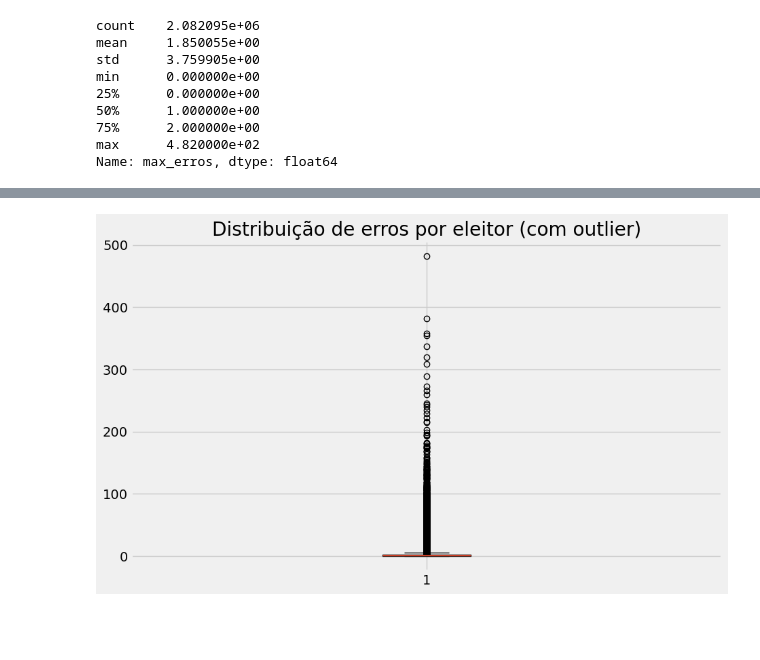
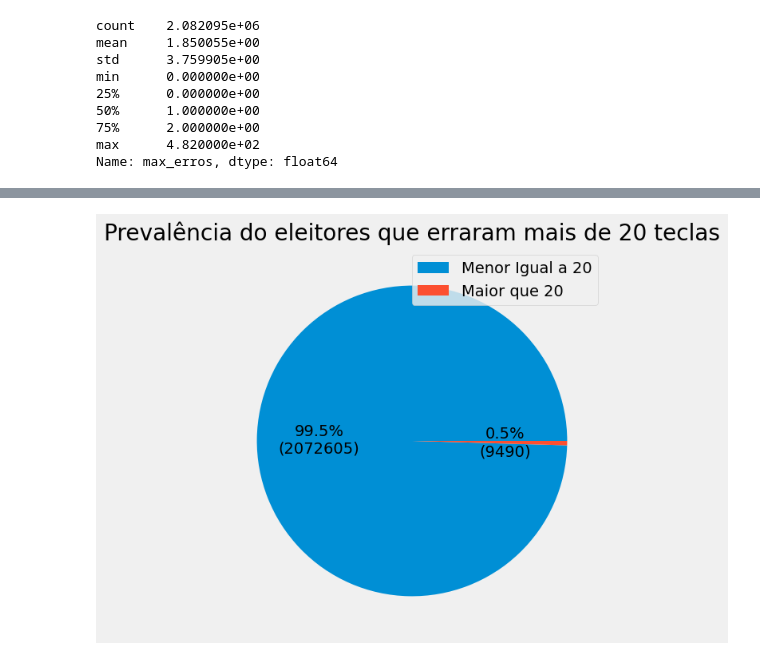
Before and after one commit to victorvieirat/log-urna, a Jupyter notebook: visualizando.ipynb, the cells around one changed output, grey strips where cells are left out. Drawn from its saved outputs; the diff is of its cells as text; code cells hidden in the pictures; blank space fills up the shorter version.

```diff
--- a/visualizando.ipynb
+++ b/visualizando.ipynb
@@ -33,5 +33,3 @@ df.show()
 |file:///app/data/...|        38|2022-10-02 10:19:16|        Presidente|    16004|            21|             16|              0|               0|             13|
 +--------------------+----------+-------------------+------------------+---------+--------------+---------------+---------------+----------------+---------------+
 only showing top 20 rows
-# %%
-df.sort(F.desc("sum(erros_tecla)")).show()
@@ -124,12 +113,14 @@ plt.show()
-# %%
-plt.style.use('fivethirtyeight')
-plt.figure(figsize=(10, 6))
-plt.boxplot(erros["max_erros"],showfliers = True)
-#plt.xlabel("Erros")
-#plt.ylabel("Values")
-plt.title("Distribuição de erros por eleitor (com outlier)")
-plt.grid(True)
-plt.savefig('app/img/box_com_outlier.jpg', format='jpg')
-plt.show()
-# %% [output]
-[figure, removed]
+# %%
+titulo = "Prevalência do eleitores que erraram mais de 20 teclas"
+df_pie = erros["max_erros"]
+df_pie = (df_pie <= 20).value_counts()
+plt.figure(figsize=(10, 6))
+plt.pie(df_pie, autopct=lambda pct: f'{pct:.1f}%\n({int(pct/100.*sum(df_pie))})')
+plt.legend(loc="best",labels=['Menor Igual a 20', 'Maior que 20'])
+plt.title(titulo)
+nome_arquivo = unidecode(titulo).lower().replace(" ", "_")
+plt.savefig(f"app/img/pie_{nome_arquivo}.jpg", format="jpg")
+plt.show()
+del df_pie
+# %% [output]
+[figure, added]
```
Also changed, not shown: parts of 10 cells of this notebook, 7 other files.
